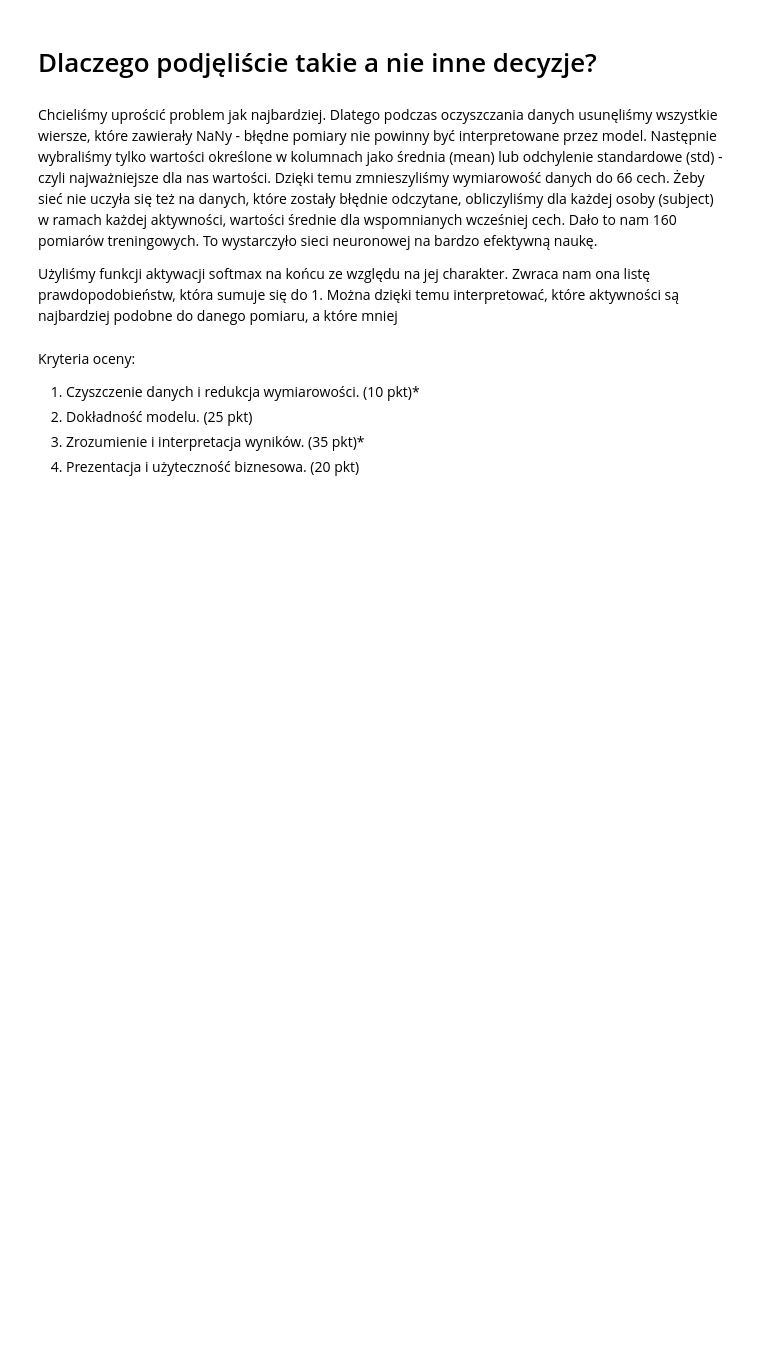
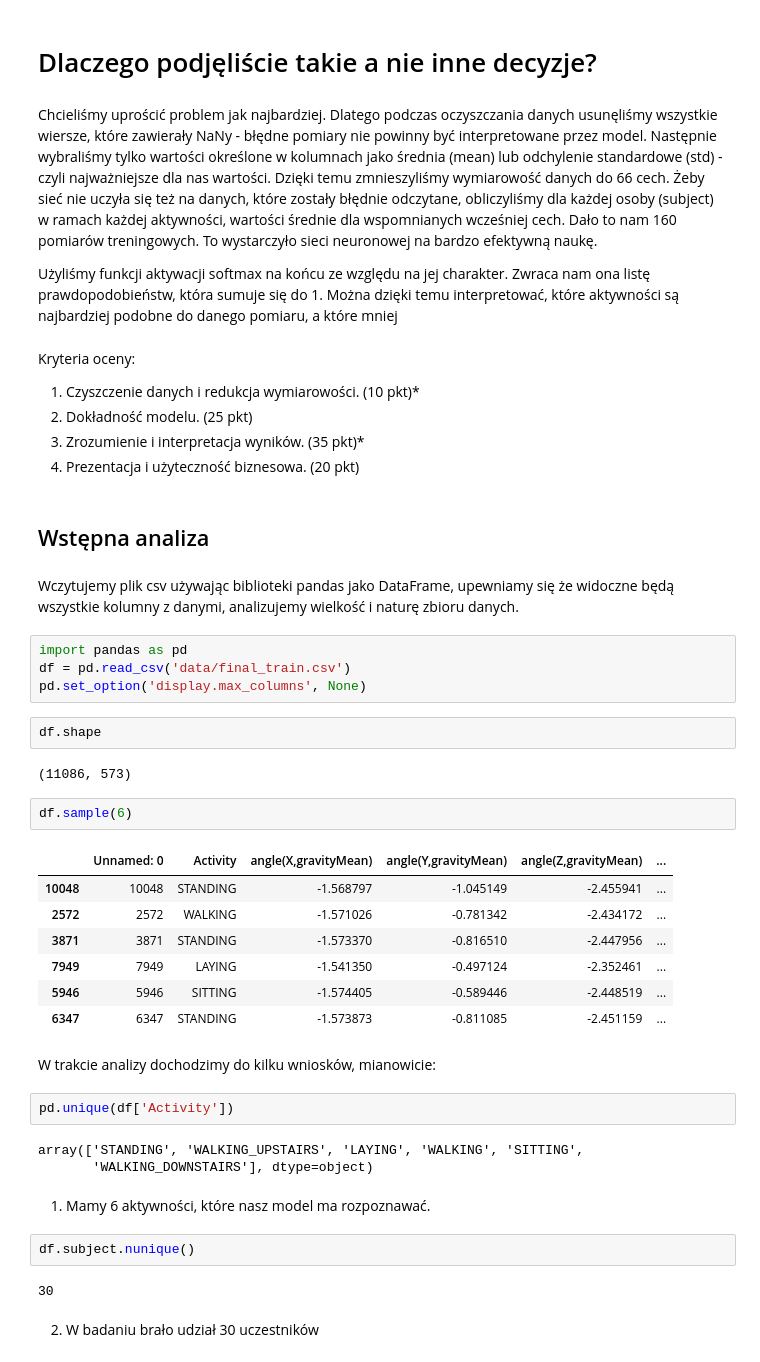
Before and after one commit to Bart63/BHL-2021-AI, a Jupyter notebook: print-u0001f40d.ipynb, the cells around one changed output. Cells and saved outputs as stored; diff of their text form; blank space fills up the shorter version.

```diff
--- a/print-u0001f40d.ipynb
+++ b/print-u0001f40d.ipynb
@@ -18,3 +18,40 @@ Kryteria oceny:
 2. Dokładność modelu. (25 pkt)
 3. Zrozumienie i interpretacja wyników. (35 pkt)*
 4. Prezentacja i użyteczność biznesowa. (20 pkt)
+# %% [markdown]
+## Wstępna analiza
+# %% [markdown]
+Wczytujemy plik csv używając biblioteki pandas jako DataFrame, upewniamy się że widoczne będą wszystkie kolumny z danymi, analizujemy wielkość i naturę zbioru danych.
+# %%
+import pandas as pd
+df = pd.read_csv('data/final_train.csv')
+pd.set_option('display.max_columns', None)
+# %%
+df.shape
+# %% [output]
+(11086, 573)
+# %%
+df.sample(6)
+# %% [output]
+|  | Unnamed: 0 | Activity | angle(X,gravityMean) | angle(Y,gravityMean) | angle(Z,gravityMean) | ... |
+| 10048 | 10048 | STANDING | -1.568797 | -1.045149 | -2.455941 | ... |
+| 2572 | 2572 | WALKING | -1.571026 | -0.781342 | -2.434172 | ... |
+| 3871 | 3871 | STANDING | -1.573370 | -0.816510 | -2.447956 | ... |
+| 7949 | 7949 | LAYING | -1.541350 | -0.497124 | -2.352461 | ... |
+| 5946 | 5946 | SITTING | -1.574405 | -0.589446 | -2.448519 | ... |
+| 6347 | 6347 | STANDING | -1.573873 | -0.811085 | -2.451159 | ... |
+# %% [markdown]
+W trakcie analizy dochodzimy do kilku wniosków, mianowicie:
+# %%
+pd.unique(df['Activity'])
+# %% [output]
+array(['STANDING', 'WALKING_UPSTAIRS', 'LAYING', 'WALKING', 'SITTING',
+       'WALKING_DOWNSTAIRS'], dtype=object)
+# %% [markdown]
+1. Mamy 6 aktywności, które nasz model ma rozpoznawać.
+# %%
+df.subject.nunique()
+# %% [output]
+30
+# %% [markdown]
+2. W badaniu brało udział 30 uczestników
```
Also changed, not shown: parts of 2 cells of this notebook.
